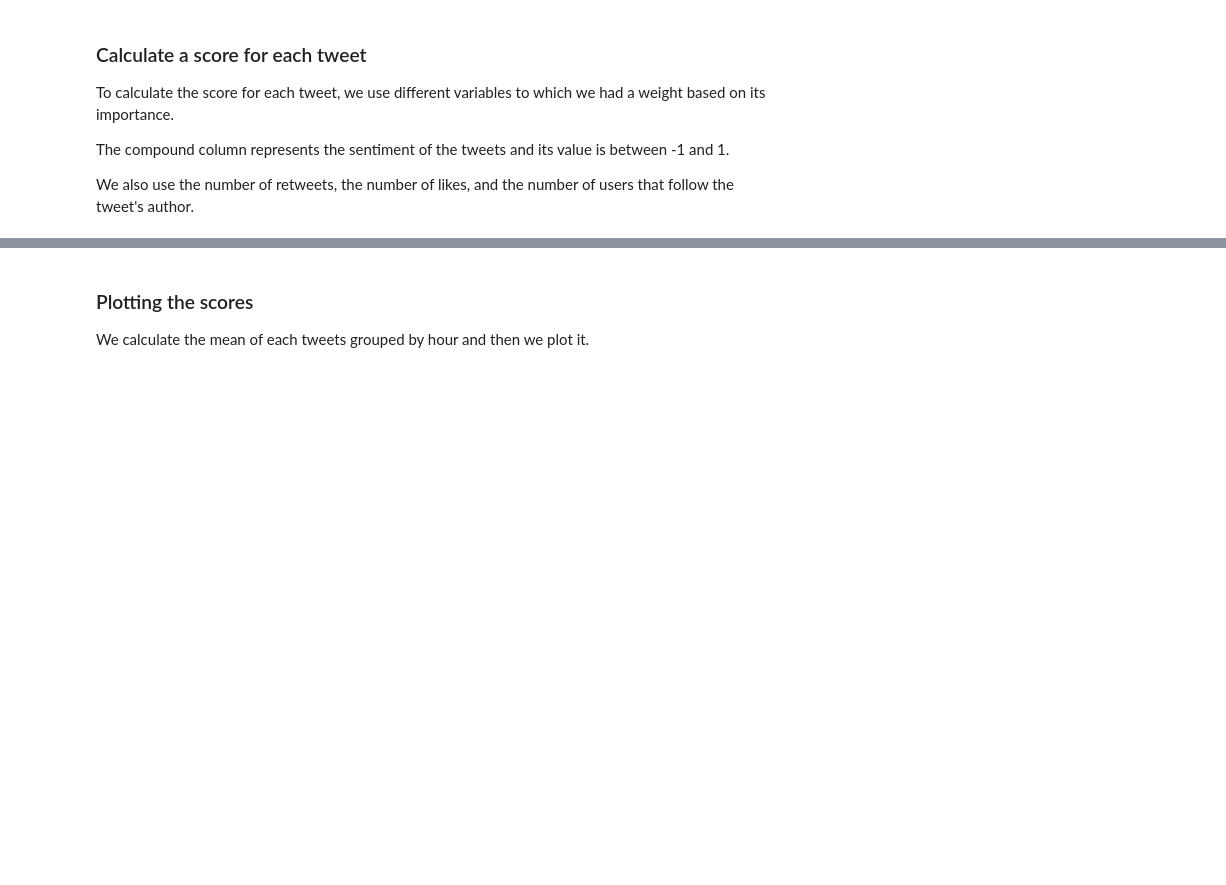
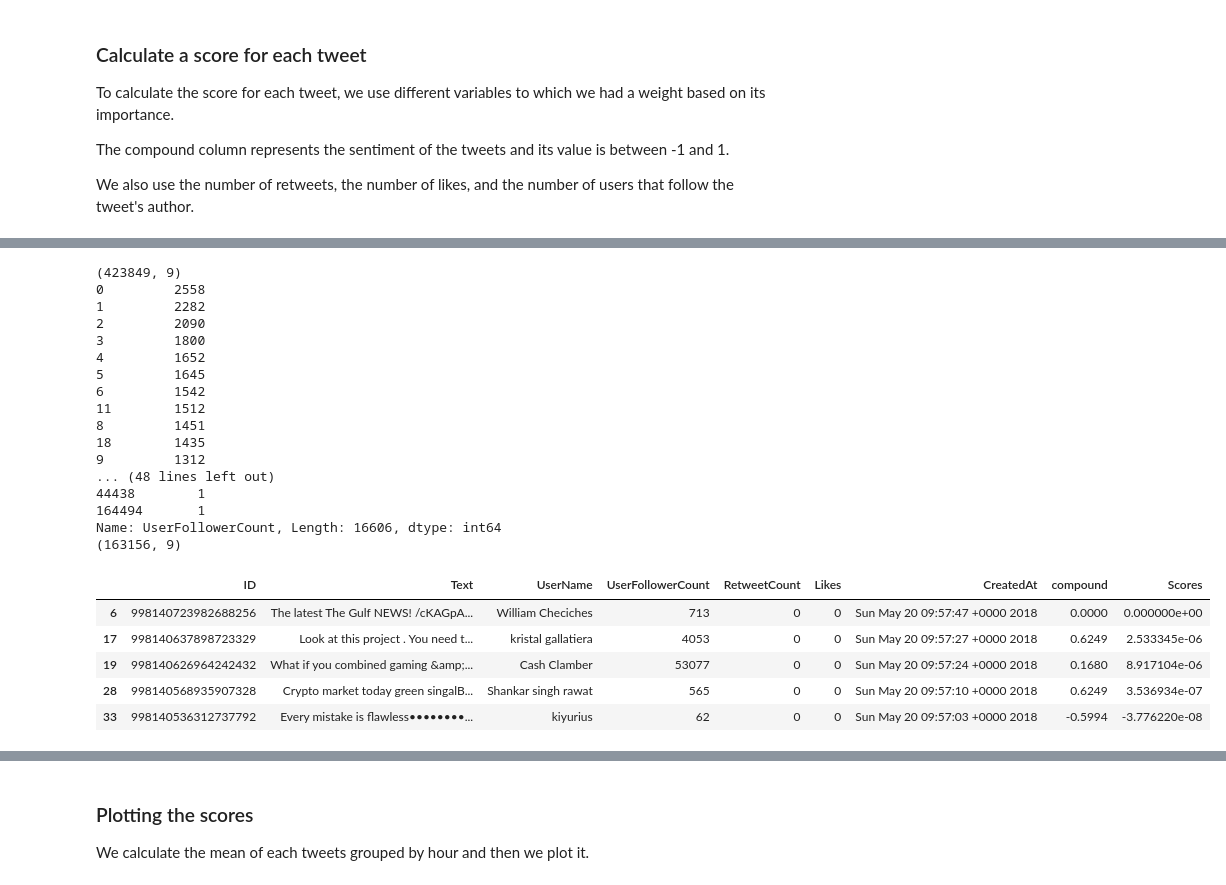
Before and after one commit to Drabble/TwitterSentimentAndCryptocurrencies, a Jupyter notebook: TwitterSentimentAndCryptocurrencies.ipynb, the cells around one changed output, grey strips where cells are left out. Drawn from its saved outputs; the diff is of its cells as text; code cells hidden in the pictures; blank space fills up the shorter version.

```diff
--- a/TwitterSentimentAndCryptocurrencies.ipynb
+++ b/TwitterSentimentAndCryptocurrencies.ipynb
@@ -91,0 +130,30 @@ tweets.head(5)
+# %%
+print(tweets.shape)
+print(tweets['UserFollowerCount'].value_counts())
+tmp = tweets.drop_duplicates(subset=['Text'], keep='last')
+print(tmp.shape)
+tmp.head(5)
+# %% [output]
+(423849, 9)
+0         2558
+1         2282
+2         2090
+3         1800
+4         1652
+5         1645
+6         1542
+11        1512
+8         1451
+18        1435
+9         1312
+... (48 lines left out)
+44438        1
+164494       1
+Name: UserFollowerCount, Length: 16606, dtype: int64
+(163156, 9)
+|  | ID | Text | UserName | UserFollowerCount | RetweetCount | Likes | CreatedAt | compound | Scores |
+| 6 | 998140723982688256 | The latest The Gulf NEWS! /cKAGpA... | William Checiches | 713 | 0 | 0 | Sun May 20 09:57:47 +0000 2018 | 0.0000 | 0.000000e+00 |
+| 17 | 998140637898723329 | Look at this project . You need t... | kristal gallatiera | 4053 | 0 | 0 | Sun May 20 09:57:27 +0000 2018 | 0.6249 | 2.533345e-06 |
+| 19 | 998140626964242432 | What if you combined gaming &amp;... | Cash Clamber | 53077 | 0 | 0 | Sun May 20 09:57:24 +0000 2018 | 0.1680 | 8.917104e-06 |
+| 28 | 998140568935907328 | Crypto market today green singalB... | Shankar singh rawat | 565 | 0 | 0 | Sun May 20 09:57:10 +0000 2018 | 0.6249 | 3.536934e-07 |
+| 33 | 998140536312737792 | Every mistake is flawless••••••••... | kiyurius | 62 | 0 | 0 | Sun May 20 09:57:03 +0000 2018 | -0.5994 | -3.776220e-08 |
```
Also changed, not shown: parts of 7 cells of this notebook, 1 other file.
